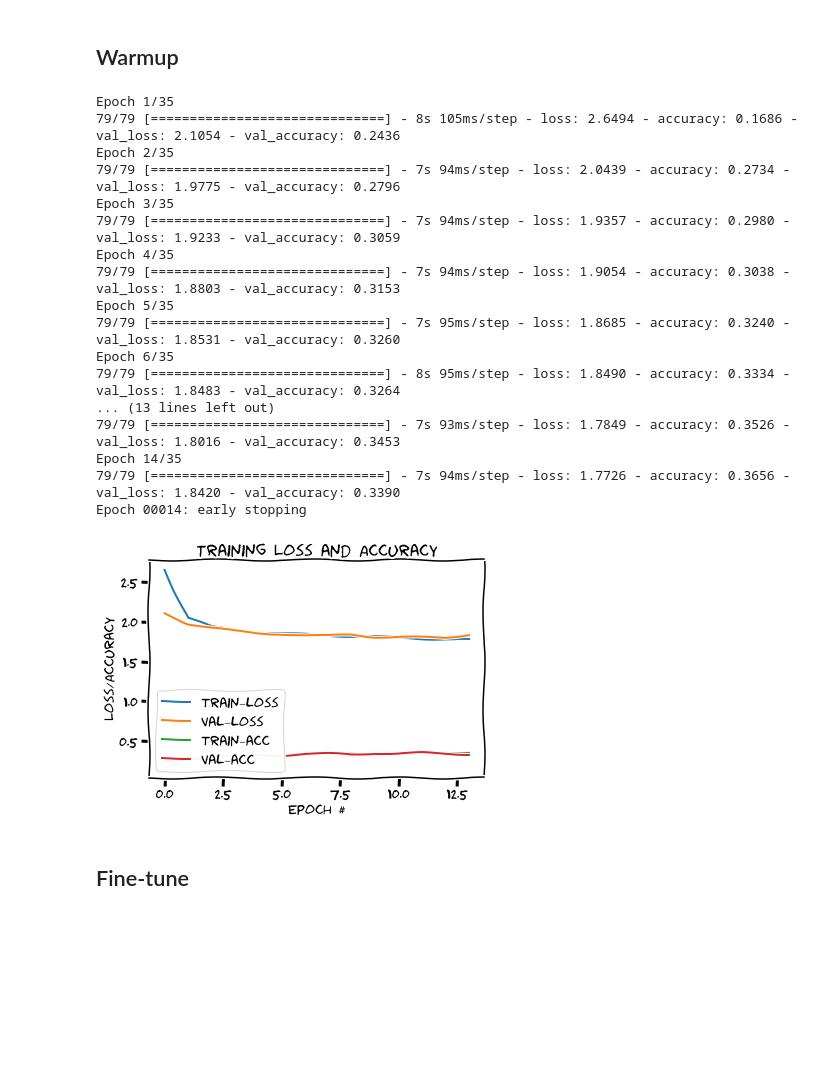
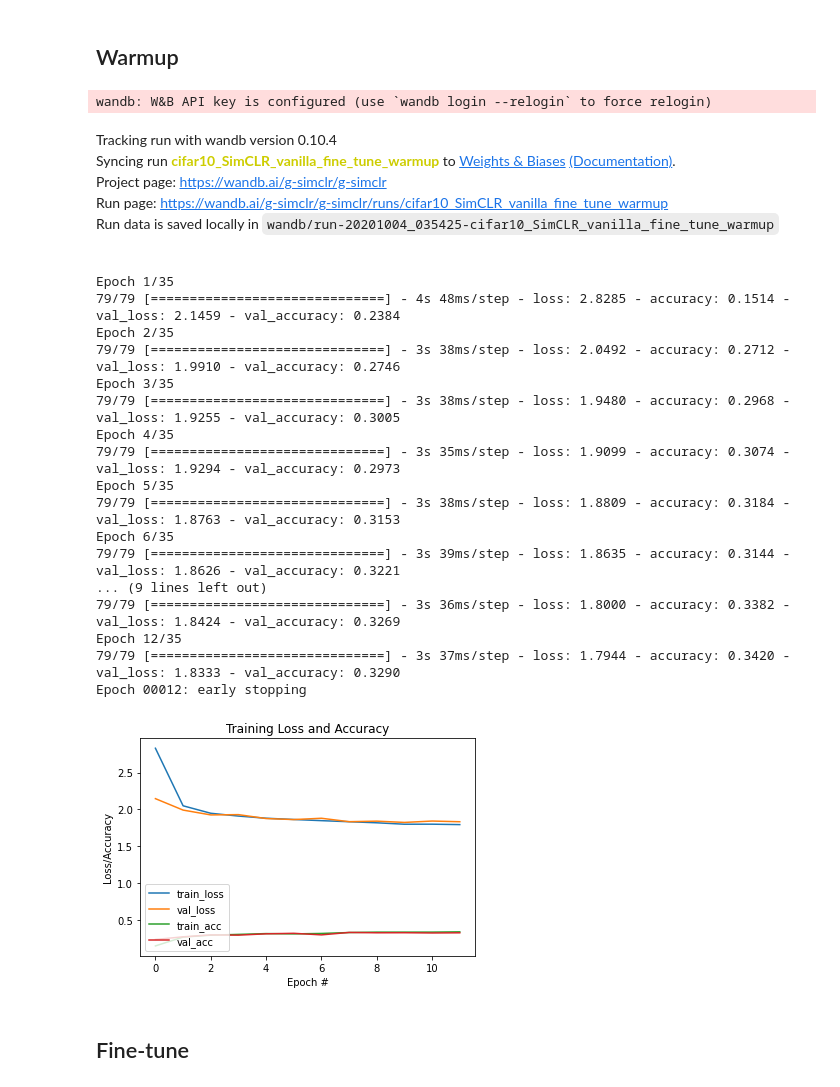
Before and after one commit to ariG23498/G-SimCLR, a Jupyter notebook: CIFAR10/Vanilla_SimCLR/Fine_tune_10Perc.ipynb, the cells around one changed output. Cells and saved outputs as stored; diff of their text form; code cells hidden in the pictures; blank space fills up the shorter version.

Commit message:
wandb added and xkcd removed

```diff
--- a/CIFAR10/Vanilla_SimCLR/Fine_tune_10Perc.ipynb
+++ b/CIFAR10/Vanilla_SimCLR/Fine_tune_10Perc.ipynb
@@ -120,16 +170,15 @@ Non-trainable params: 6,944
 _________________________________________________________________
 # %%
 def plot_training(H):
-	with plt.xkcd():
-		plt.plot(H.history["loss"], label="train_loss")
-		plt.plot(H.history["val_loss"], label="val_loss")
-		plt.plot(H.history["accuracy"], label="train_acc")
-		plt.plot(H.history["val_accuracy"], label="val_acc")
-		plt.title("Training Loss and Accuracy")
-		plt.xlabel("Epoch #")
-		plt.ylabel("Loss/Accuracy")
-		plt.legend(loc="lower left")
-		plt.show()
+	plt.plot(H.history["loss"], label="train_loss")
+	plt.plot(H.history["val_loss"], label="val_loss")
+	plt.plot(H.history["accuracy"], label="train_acc")
+	plt.plot(H.history["val_accuracy"], label="val_acc")
+	plt.title("Training Loss and Accuracy")
+	plt.xlabel("Epoch #")
+	plt.ylabel("Loss/Accuracy")
+	plt.legend(loc="lower left")
+	plt.show()
 # %%
 # Encoder model with no projection
 extractor = Model(resnet_simclr.input, resnet_simclr.layers[-6].output) # weights are already loaded
@@ -150,34 +199,40 @@ es = tf.keras.callbacks.EarlyStopping(monitor="val_loss", patience=2, verbose=2,
 # %%
 model = get_training_model()
 
 model.compile(loss="sparse_categorical_crossentropy", metrics=["accuracy"],
                      optimizer='adam')
-
+wandb.init(entity="g-simclr", project="g-simclr", id="cifar10_SimCLR_vanilla_fine_tune_warmup")
 history = model.fit(x_train_frac, y_train_frac,
                  validation_data=(x_test, y_test),
                  batch_size=64,
                  epochs=35,
-                 callbacks=[es])
+                 callbacks=[es, WandbCallback()])
 plot_training(history)
 # %% [output]
-Epoch 1/35
-79/79 [==============================] - 8s 105ms/step - loss: 2.6494 - accuracy: 0.1686 - val_loss: 2.1054 - val_accuracy: 0.2436
-Epoch 2/35
-79/79 [==============================] - 7s 94ms/step - loss: 2.0439 - accuracy: 0.2734 - val_loss: 1.9775 - val_accuracy: 0.2796
-Epoch 3/35
-79/79 [==============================] - 7s 94ms/step - loss: 1.9357 - accuracy: 0.2980 - val_loss: 1.9233 - val_accuracy: 0.3059
-Epoch 4/35
-79/79 [==============================] - 7s 94ms/step - loss: 1.9054 - accuracy: 0.3038 - val_loss: 1.8803 - val_accuracy: 0.3153
-Epoch 5/35
-79/79 [==============================] - 7s 95ms/step - loss: 1.8685 - accuracy: 0.3240 - val_loss: 1.8531 - val_accuracy: 0.3260
-Epoch 6/35
-79/79 [==============================] - 8s 95ms/step - loss: 1.8490 - accuracy: 0.3334 - val_loss: 1.8483 - val_accuracy: 0.3264
-... (13 lines left out)
-79/79 [==============================] - 7s 93ms/step - loss: 1.7849 - accuracy: 0.3526 - val_loss: 1.8016 - val_accuracy: 0.3453
-Epoch 14/35
-79/79 [==============================] - 7s 94ms/step - loss: 1.7726 - accuracy: 0.3656 - val_loss: 1.8420 - val_accuracy: 0.3390
-Epoch 00014: early stopping
+wandb: W&B API key is configured (use `wandb login --relogin` to force relogin)
+Tracking run with wandb version 0.10.4
+Syncing run cifar10_SimCLR_vanilla_fine_tune_warmup to Weights & Biases (Documentation).
+Project page: https://wandb.ai/g-simclr/g-simclr
+Run page: https://wandb.ai/g-simclr/g-simclr/runs/cifar10_SimCLR_vanilla_fine_tune_warmup
+Run data is saved locally in wandb/run-20201004_035425-cifar10_SimCLR_vanilla_fine_tune_warmup
+Epoch 1/35
+79/79 [==============================] - 4s 48ms/step - loss: 2.8285 - accuracy: 0.1514 - val_loss: 2.1459 - val_accuracy: 0.2384
+Epoch 2/35
+79/79 [==============================] - 3s 38ms/step - loss: 2.0492 - accuracy: 0.2712 - val_loss: 1.9910 - val_accuracy: 0.2746
+Epoch 3/35
+79/79 [==============================] - 3s 38ms/step - loss: 1.9480 - accuracy: 0.2968 - val_loss: 1.9255 - val_accuracy: 0.3005
+Epoch 4/35
+79/79 [==============================] - 3s 35ms/step - loss: 1.9099 - accuracy: 0.3074 - val_loss: 1.9294 - val_accuracy: 0.2973
+Epoch 5/35
+79/79 [==============================] - 3s 38ms/step - loss: 1.8809 - accuracy: 0.3184 - val_loss: 1.8763 - val_accuracy: 0.3153
+Epoch 6/35
+79/79 [==============================] - 3s 39ms/step - loss: 1.8635 - accuracy: 0.3144 - val_loss: 1.8626 - val_accuracy: 0.3221
+... (9 lines left out)
+79/79 [==============================] - 3s 36ms/step - loss: 1.8000 - accuracy: 0.3382 - val_loss: 1.8424 - val_accuracy: 0.3269
+Epoch 12/35
+79/79 [==============================] - 3s 37ms/step - loss: 1.7944 - accuracy: 0.3420 - val_loss: 1.8333 - val_accuracy: 0.3290
+Epoch 00012: early stopping
-[figure, old version]
+[figure, new version]
 # %% [markdown]
 ## Fine-tune
 # %%
```
Also changed, not shown: parts of 10 cells of this notebook.
